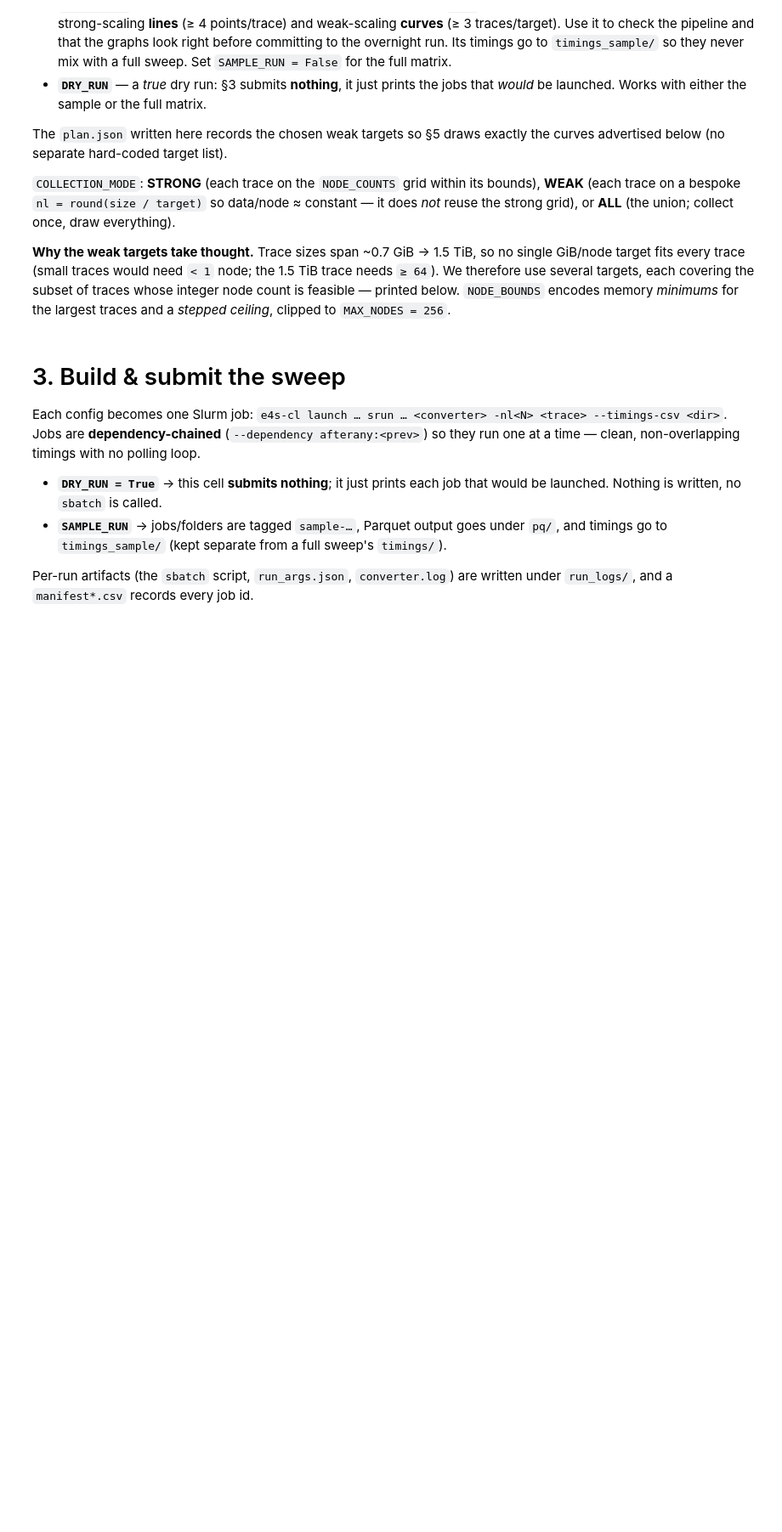
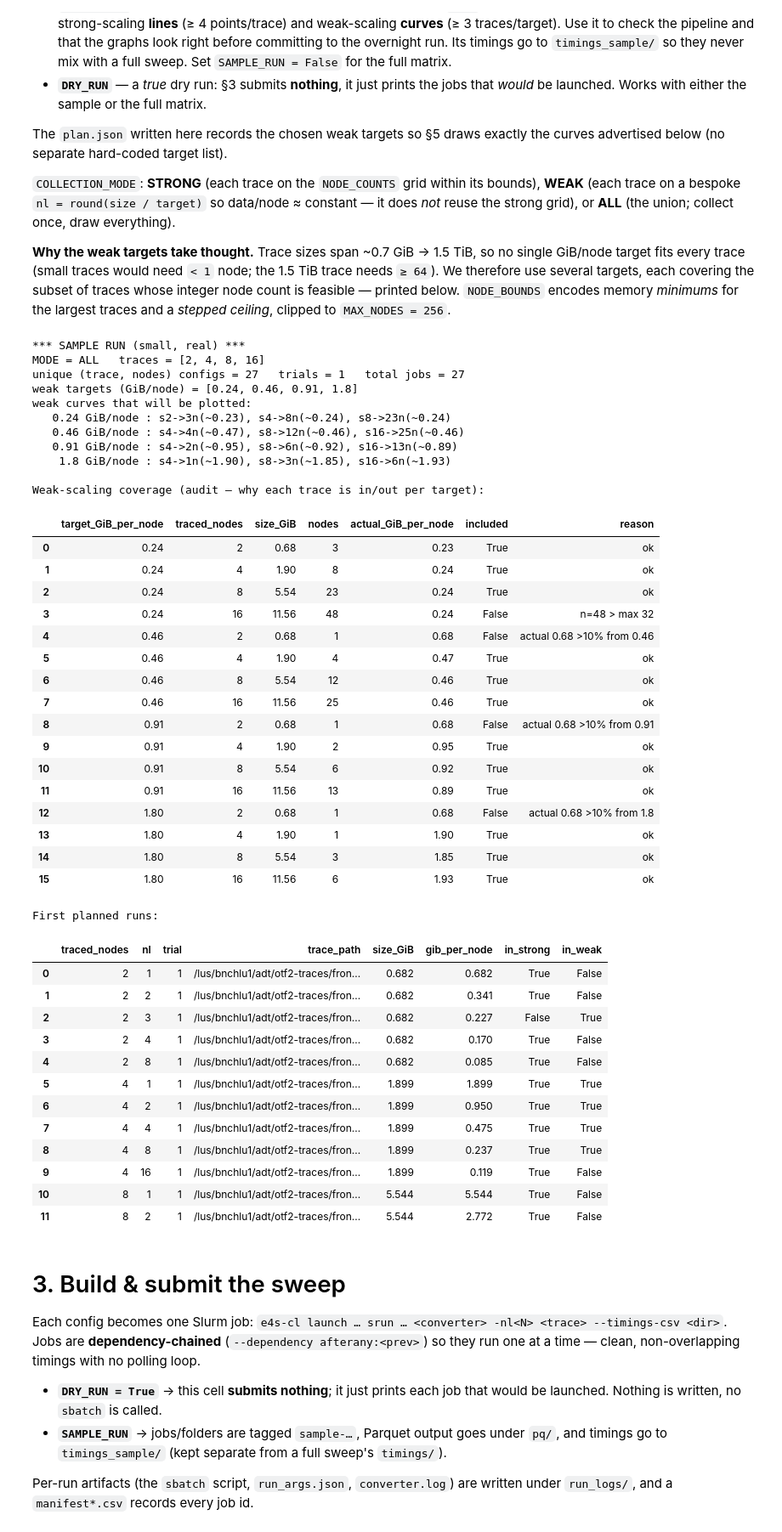
Before and after one commit to hpc-ai-adv-dev/fastotf2, a Jupyter notebook: workflows/scaling/converter-scaling-new.ipynb, the cells around one changed output. Shown at 85% size. Saved outputs shown, nothing was run; the diff lists cells and outputs as text; code cells hidden in the pictures; blank space fills up the shorter version.

Commit message:
Add graphs
Signed-off-by: Shreyas Khandekar <60454060+ShreyasKhandekar@users.noreply.github.com>

```diff
--- a/workflows/scaling/converter-scaling-new.ipynb
+++ b/workflows/scaling/converter-scaling-new.ipynb
@@ -324,44 +351,84 @@ runs_df = pd.DataFrame([
 ]).sort_values(["traced_nodes", "nl", "trial"]).reset_index(drop=True)
 
 # ---- Persist the plan so §5 draws exactly these weak targets/curves (even for a previous
-# run analysed in a fresh kernel), and so submission/analysis never drift apart. Crucially
-# this also records WHICH (trace, nl) pairs are true strong-scaling grid points vs weak's
-# bespoke ones -- under COLLECTION_MODE="ALL" both land in the same timings/ folder with no
-# other way to tell them apart, so without this Graph 1 would mix weak's non-power-of-two
-# node counts into the strong-scaling plots. ----
+# run analysed in a fresh kernel), and so submission/analysis never drift apart. Also
+# records the designed strong-scaling node grid so Graph 1's axis ticks stay anchored to
+# it even when off-grid node counts (collected for weak-scaling on the same trace) are
+# plotted alongside -- all real data is shown; only the tick labels are curated. ----
 plan = {
     "collection_mode": COLLECTION_MODE,
     "traces": TRACES_TO_INCLUDE,
     "node_counts": NODE_COUNTS,
     "weak_targets": weak_targets,
     "weak_tolerance": WEAK_TOLERANCE,
     "min_traces_per_curve": MIN_TRACES_PER_CURVE,
     "weak_curves": {str(g): members for g, members in weak_curves.items()},
-    "strong_configs": sorted(list(c) for c in strong_cfgs),
-    "weak_configs": sorted(list(c) for c in weak_cfgs),
     "num_trials": NUM_TRIALS,
     "sample_run": SAMPLE_RUN,
     "dry_run": DRY_RUN,
 }
 (RUN_DIR / "plan.json").write_text(json.dumps(plan, indent=2))
 
 # ---- Report the plan (so you see the cost before submitting) ----
 n_jobs = len(runs_df) + (len(configs) if WARMUP else 0)
 print("*** SAMPLE RUN (small, real) ***" if SAMPLE_RUN else "*** FULL SWEEP ***",
       "   [DRY RUN — nothing will be submitted]" if DRY_RUN else "")
 print(f"MODE = {COLLECTION_MODE}   traces = {TRACES_TO_INCLUDE}")
 print(f"unique (trace, nodes) configs = {len(configs)}   trials = {NUM_TRIALS}"
       f"   total jobs = {n_jobs}{' (incl. warmup)' if WARMUP else ''}")
 print(f"weak targets (GiB/node) = {weak_targets}")
 if weak_curves:
     print("weak curves that will be plotted:")
     for g, members in sorted(weak_curves.items()):
         pts = ", ".join(f"s{t}->{n}n(~{trace_sizes_gib[t] / n:.2f})" for t, n in sorted(members))
         print(f"  {g:>5} GiB/node : {pts}")
 print("\nWeak-scaling coverage (audit — why each trace is in/out per target):")
 display(weak_coverage_table(weak_targets))
 print("First planned runs:")
 display(runs_df.head(12))
+# %% [output]
+*** SAMPLE RUN (small, real) ***
+MODE = ALL   traces = [2, 4, 8, 16]
+unique (trace, nodes) configs = 27   trials = 1   total jobs = 27
+weak targets (GiB/node) = [0.24, 0.46, 0.91, 1.8]
+weak curves that will be plotted:
+   0.24 GiB/node : s2->3n(~0.23), s4->8n(~0.24), s8->23n(~0.24)
+   0.46 GiB/node : s4->4n(~0.47), s8->12n(~0.46), s16->25n(~0.46)
+   0.91 GiB/node : s4->2n(~0.95), s8->6n(~0.92), s16->13n(~0.89)
+    1.8 GiB/node : s4->1n(~1.90), s8->3n(~1.85), s16->6n(~1.93)
+
+Weak-scaling coverage (audit — why each trace is in/out per target):
+|  | target_GiB_per_node | traced_nodes | size_GiB | nodes | actual_GiB_per_node | included | reason |
+| 0 | 0.24 | 2 | 0.68 | 3 | 0.23 | True | ok |
+| 1 | 0.24 | 4 | 1.90 | 8 | 0.24 | True | ok |
+| 2 | 0.24 | 8 | 5.54 | 23 | 0.24 | True | ok |
+| 3 | 0.24 | 16 | 11.56 | 48 | 0.24 | False | n=48 > max 32 |
+| 4 | 0.46 | 2 | 0.68 | 1 | 0.68 | False | actual 0.68 >10% from 0.46 |
+| 5 | 0.46 | 4 | 1.90 | 4 | 0.47 | True | ok |
+| 6 | 0.46 | 8 | 5.54 | 12 | 0.46 | True | ok |
+| 7 | 0.46 | 16 | 11.56 | 25 | 0.46 | True | ok |
+| 8 | 0.91 | 2 | 0.68 | 1 | 0.68 | False | actual 0.68 >10% from 0.91 |
+| 9 | 0.91 | 4 | 1.90 | 2 | 0.95 | True | ok |
+| 10 | 0.91 | 8 | 5.54 | 6 | 0.92 | True | ok |
+| 11 | 0.91 | 16 | 11.56 | 13 | 0.89 | True | ok |
+| 12 | 1.80 | 2 | 0.68 | 1 | 0.68 | False | actual 0.68 >10% from 1.8 |
+| 13 | 1.80 | 4 | 1.90 | 1 | 1.90 | True | ok |
+| 14 | 1.80 | 8 | 5.54 | 3 | 1.85 | True | ok |
+| 15 | 1.80 | 16 | 11.56 | 6 | 1.93 | True | ok |
+First planned runs:
+|  | traced_nodes | nl | trial | trace_path | size_GiB | gib_per_node | in_strong | in_weak |
+| 0 | 2 | 1 | 1 | /lus/bnchlu1/adt/otf2-traces/fron... | 0.682 | 0.682 | True | False |
+| 1 | 2 | 2 | 1 | /lus/bnchlu1/adt/otf2-traces/fron... | 0.682 | 0.341 | True | False |
+| 2 | 2 | 3 | 1 | /lus/bnchlu1/adt/otf2-traces/fron... | 0.682 | 0.227 | False | True |
+| 3 | 2 | 4 | 1 | /lus/bnchlu1/adt/otf2-traces/fron... | 0.682 | 0.170 | True | False |
+| 4 | 2 | 8 | 1 | /lus/bnchlu1/adt/otf2-traces/fron... | 0.682 | 0.085 | True | False |
+| 5 | 4 | 1 | 1 | /lus/bnchlu1/adt/otf2-traces/fron... | 1.899 | 1.899 | True | True |
+| 6 | 4 | 2 | 1 | /lus/bnchlu1/adt/otf2-traces/fron... | 1.899 | 0.950 | True | True |
+| 7 | 4 | 4 | 1 | /lus/bnchlu1/adt/otf2-traces/fron... | 1.899 | 0.475 | True | True |
+| 8 | 4 | 8 | 1 | /lus/bnchlu1/adt/otf2-traces/fron... | 1.899 | 0.237 | True | True |
+| 9 | 4 | 16 | 1 | /lus/bnchlu1/adt/otf2-traces/fron... | 1.899 | 0.119 | True | False |
+| 10 | 8 | 1 | 1 | /lus/bnchlu1/adt/otf2-traces/fron... | 5.544 | 5.544 | True | False |
+| 11 | 8 | 2 | 1 | /lus/bnchlu1/adt/otf2-traces/fron... | 5.544 | 2.772 | True | False |
 # %% [markdown]
 # 3. Build & submit the sweep
 
```
Also changed, not shown: parts of 11 cells of this notebook.
